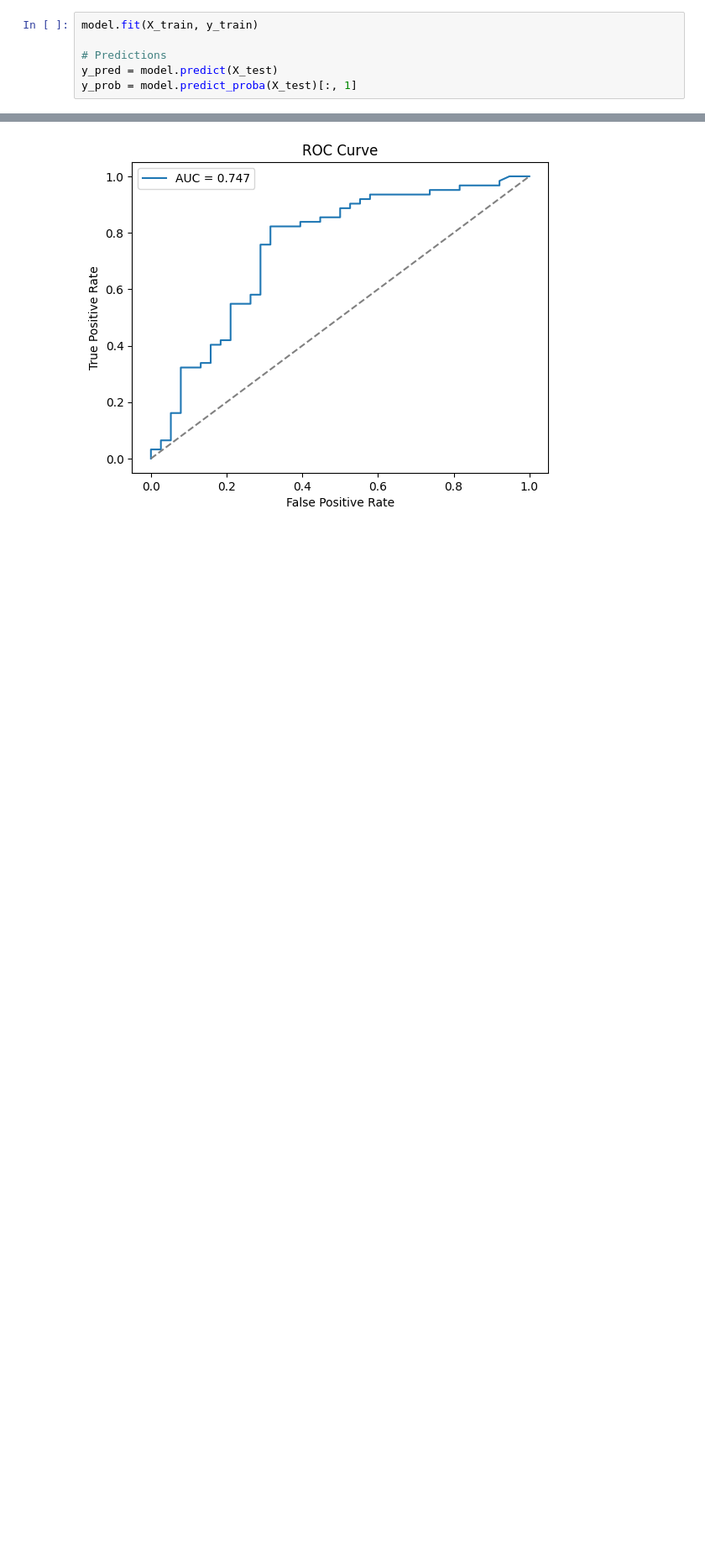
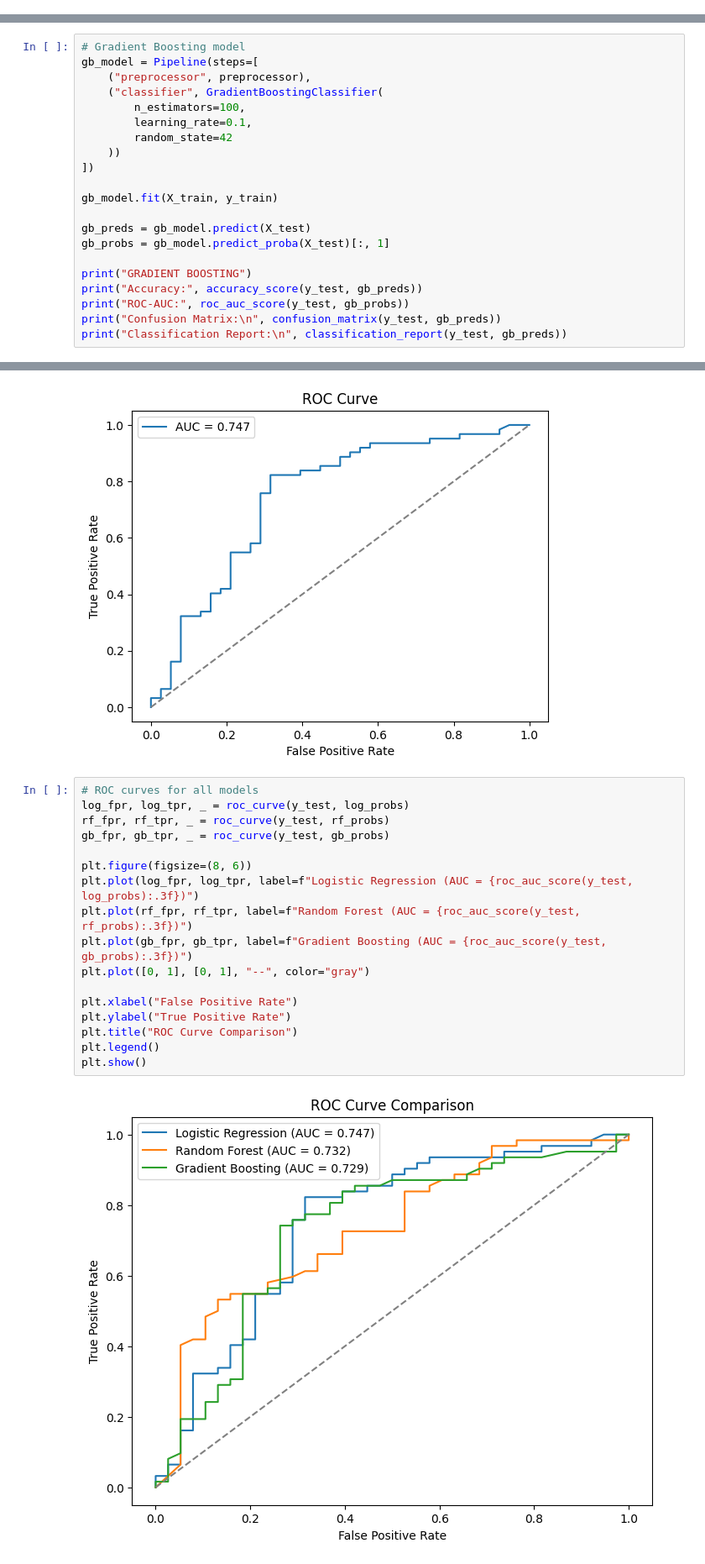
Before and after one commit to OnlyITY/DTSC-2302-2, a Jupyter notebook: Project 2 (Revised).ipynb, the cells around one changed output, grey strips where cells are left out. Shown at 84% size. Cells and saved outputs as stored; diff of their text form; blank space fills up the shorter version.

```diff
--- a/Project 2 (Revised).ipynb
+++ b/Project 2 (Revised).ipynb
@@ -91,6 +118,0 @@ model = Pipeline([
-# %%
-model.fit(X_train, y_train)
-
-# Predictions
-y_pred = model.predict(X_test)
-y_prob = model.predict_proba(X_test)[:, 1]
@@ -109,0 +155,21 @@ ROC-AUC: 0.7472410865874363
+# %%
+# Gradient Boosting model
+gb_model = Pipeline(steps=[
+    ("preprocessor", preprocessor),
+    ("classifier", GradientBoostingClassifier(
+        n_estimators=100,
+        learning_rate=0.1,
+        random_state=42
+    ))
+])
+
+gb_model.fit(X_train, y_train)
+
+gb_preds = gb_model.predict(X_test)
+gb_probs = gb_model.predict_proba(X_test)[:, 1]
+
+print("GRADIENT BOOSTING")
+print("Accuracy:", accuracy_score(y_test, gb_preds))
+print("ROC-AUC:", roc_auc_score(y_test, gb_probs))
+print("Confusion Matrix:\n", confusion_matrix(y_test, gb_preds))
+print("Classification Report:\n", classification_report(y_test, gb_preds))
@@ -139,3 +272,22 @@ plt.legend()
 plt.show()
 # %% [output]
 [figure]
+# %%
+# ROC curves for all models
+log_fpr, log_tpr, _ = roc_curve(y_test, log_probs)
+rf_fpr, rf_tpr, _ = roc_curve(y_test, rf_probs)
+gb_fpr, gb_tpr, _ = roc_curve(y_test, gb_probs)
+
+plt.figure(figsize=(8, 6))
+plt.plot(log_fpr, log_tpr, label=f"Logistic Regression (AUC = {roc_auc_score(y_test, log_probs):.3f})")
+plt.plot(rf_fpr, rf_tpr, label=f"Random Forest (AUC = {roc_auc_score(y_test, rf_probs):.3f})")
+plt.plot(gb_fpr, gb_tpr, label=f"Gradient Boosting (AUC = {roc_auc_score(y_test, gb_probs):.3f})")
+plt.plot([0, 1], [0, 1], "--", color="gray")
+
+plt.xlabel("False Positive Rate")
+plt.ylabel("True Positive Rate")
+plt.title("ROC Curve Comparison")
+plt.legend()
+plt.show()
+# %% [output]
+[figure, added]
```
Also changed, not shown: parts of 8 cells of this notebook.
